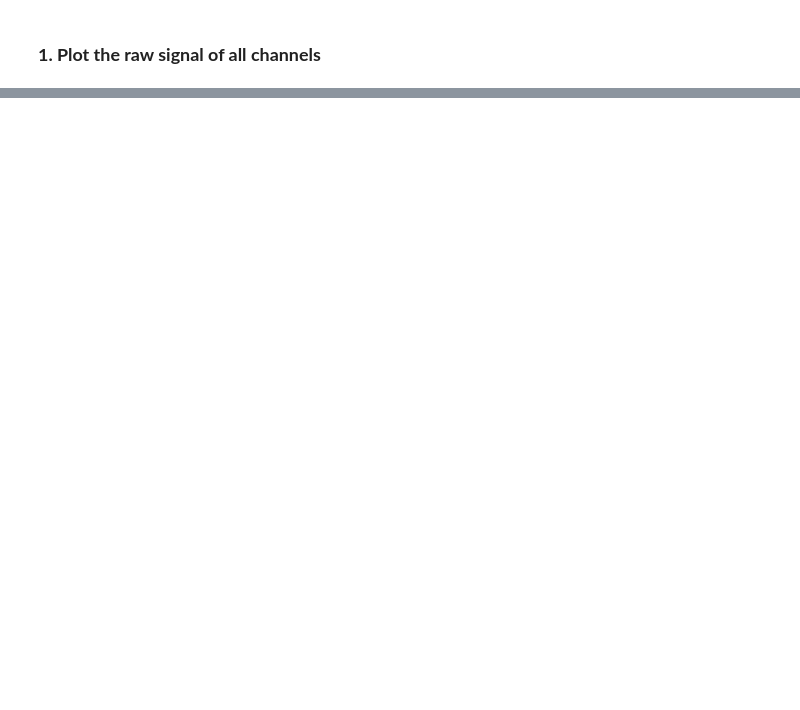
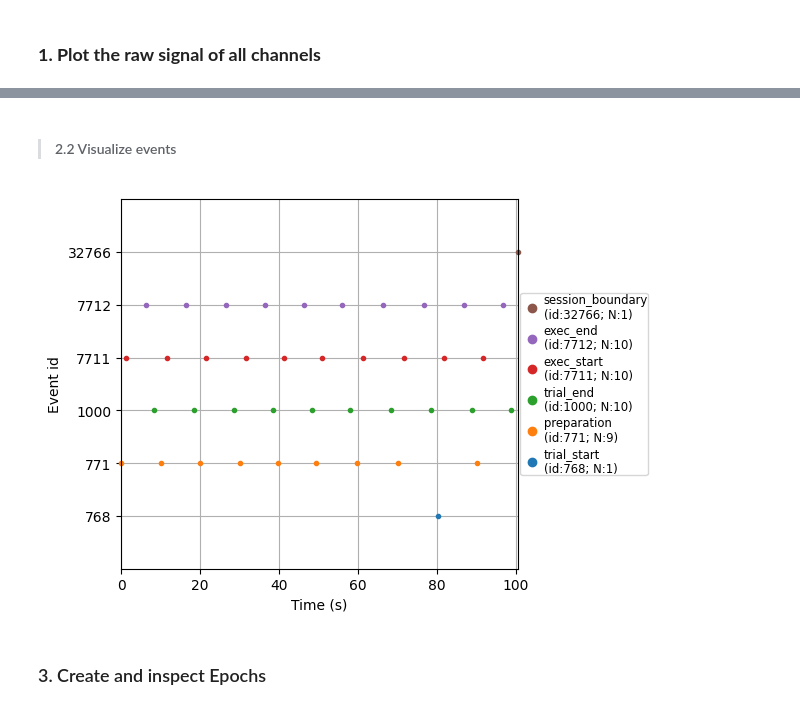
Before and after one commit to KaiqueIvo04/eeg_emg_analysis, a Jupyter notebook: eegAnalysis.ipynb, the cells around one changed output, grey strips where cells are left out. Drawn from its saved outputs; the diff is of its cells as text; code cells hidden in the pictures; blank space fills up the shorter version.

Commit message:
Feat: - Plot raw data OK - Extract Events OK - Create Epochs OK

```diff
--- a/eegAnalysis.ipynb
+++ b/eegAnalysis.ipynb
@@ -70,0 +113,27 @@ data_full = np.vstack([data, stim])
+# %%
+# MAPEAMENTO DE MARCADORES DE EVENTOS
+event_id = {
+    "trial_start":      768,
+    "preparation":      771,
+    "exec_start":       7711,
+    "exec_end":         7712,
+    "trial_end":        1000,
+    "session_boundary": 32766,
+}
+
+# CRIAR OBJETO DE EVENTOS
+events = mne.find_events(
+    raw,
+    stim_channel="STI 014",
+    initial_event=True,
+    consecutive=False                                           # consecutive=False -> Importante para ser compatível com o formato de marcadores
+                                                                # do dataset
+)
+
+print("EVENTS SHAPE:", events.shape)                            # TABELA: amostra onde acontece o evento, valor anterior, código do evento
+print(events[:10])
+
+print("\n----EVENTS COUNT----")
+for nome, codigo in event_id.items():
+    n = (events[:, 2] == codigo).sum()
+    print(f"  {nome:20s} ({codigo}): {n} ocorrências")
@@ -70,0 +158,8 @@ data_full = np.vstack([data, stim])
+# %% [markdown]
+> #### 2.2 Visualize events
+# %%
+mne.viz.plot_events(events, sfreq=sampling_rate, event_id=event_id)
+# %% [output]
+[figure, added]
+# %% [markdown]
+### 3. Create and inspect Epochs
```
Also changed, not shown: parts of 10 cells of this notebook.
